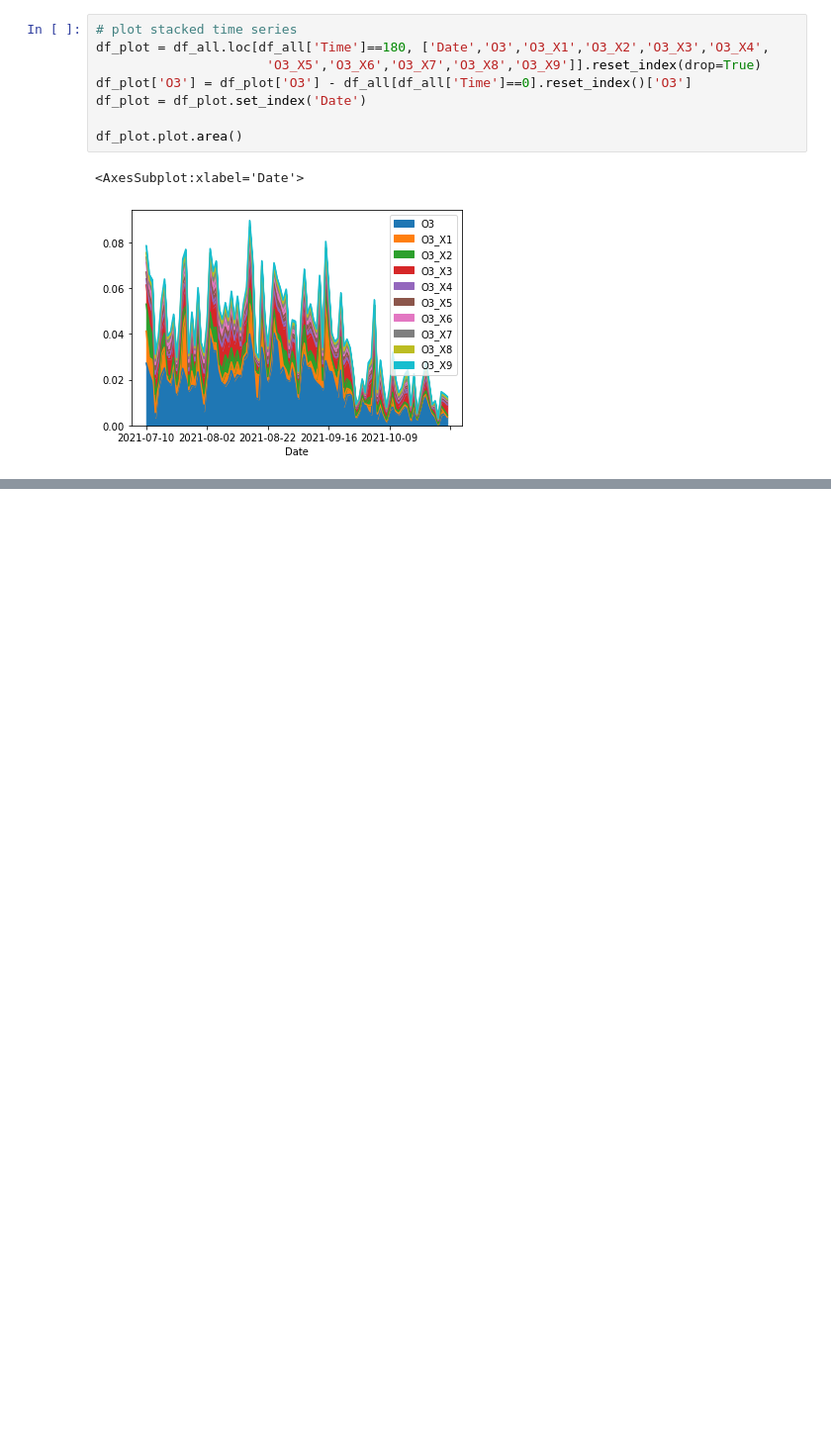
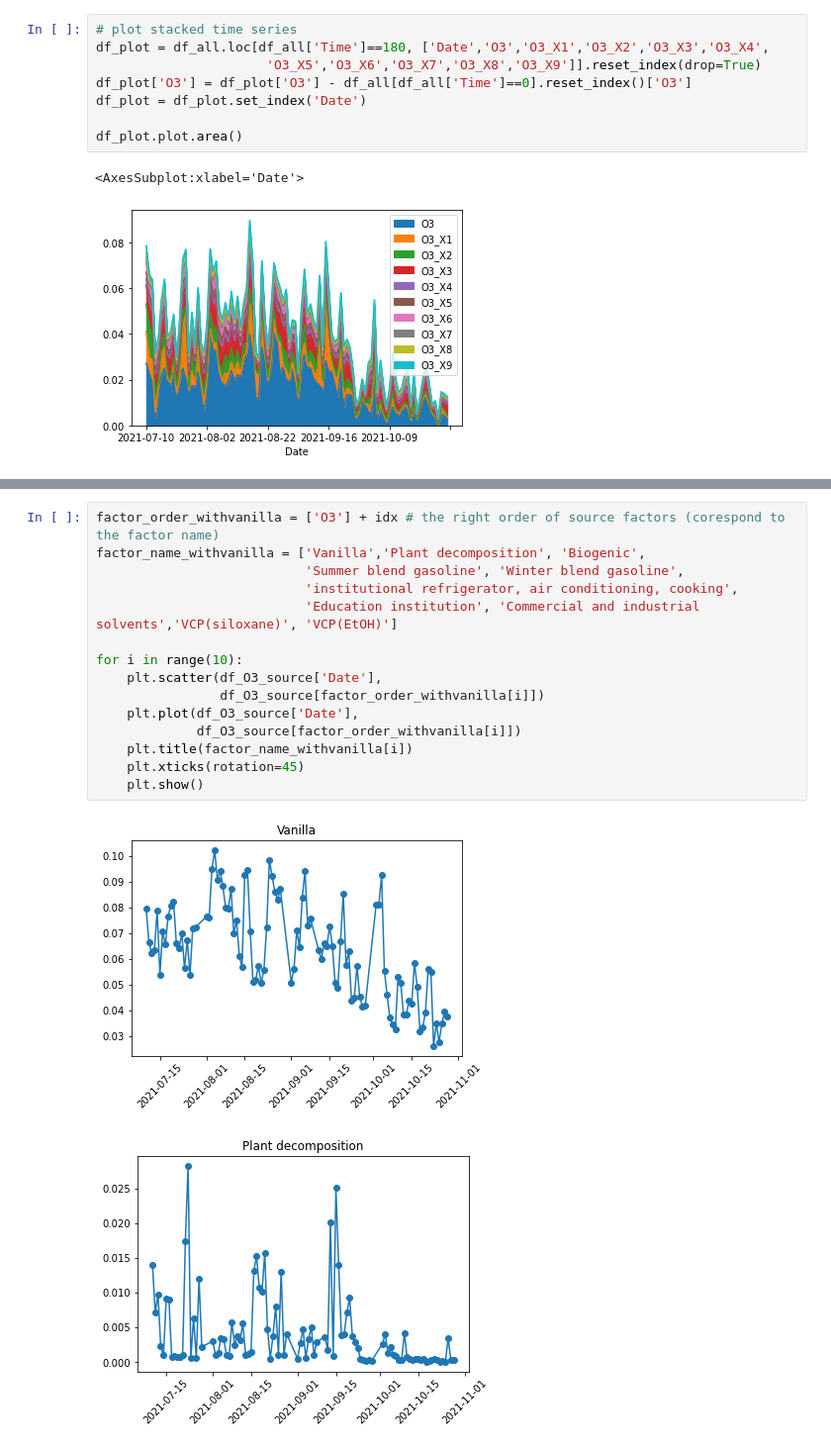
Before and after one commit to shenglun7/VOC_RECAP, a Jupyter notebook: code/script/box_model_output.ipynb, the cells around one changed output, grey strips where cells are left out. Shown: that part at 99% size. Cells and saved outputs as stored; diff of their text form; blank space fills up the shorter version.

```diff
--- a/code/script/box_model_output.ipynb
+++ b/code/script/box_model_output.ipynb
@@ -98,0 +110,18 @@ df_O3_source_novanilla
+# %%
+factor_order_withvanilla = ['O3'] + idx # the right order of source factors (corespond to the factor name)
+factor_name_withvanilla = ['Vanilla','Plant decomposition', 'Biogenic',
+                           'Summer blend gasoline', 'Winter blend gasoline',
+                           'institutional refrigerator, air conditioning, cooking',
+                           'Education institution', 'Commercial and industrial solvents','VCP(siloxane)', 'VCP(EtOH)']
+
+for i in range(10):
+    plt.scatter(df_O3_source['Date'],
+                df_O3_source[factor_order_withvanilla[i]])
+    plt.plot(df_O3_source['Date'],
+             df_O3_source[factor_order_withvanilla[i]])
+    plt.title(factor_name_withvanilla[i])
+    plt.xticks(rotation=45)
+    plt.show()
+# %% [output]
+[figure, added]
+[figure, added]
```
Also changed, not shown: parts of 13 cells of this notebook.
